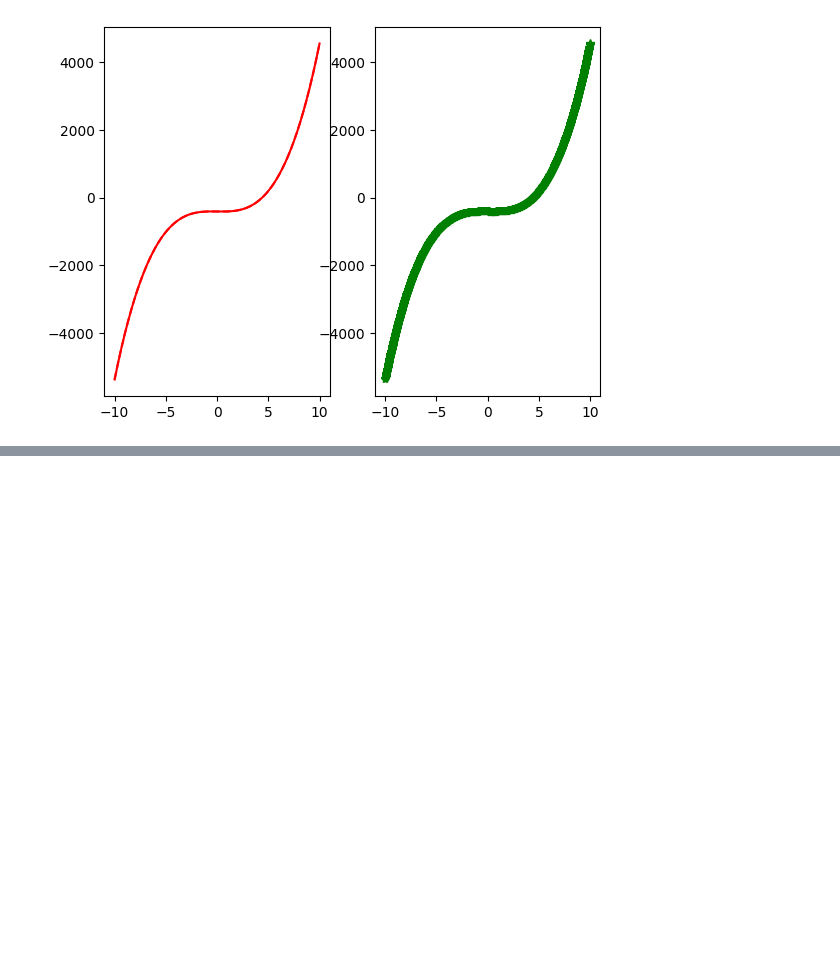
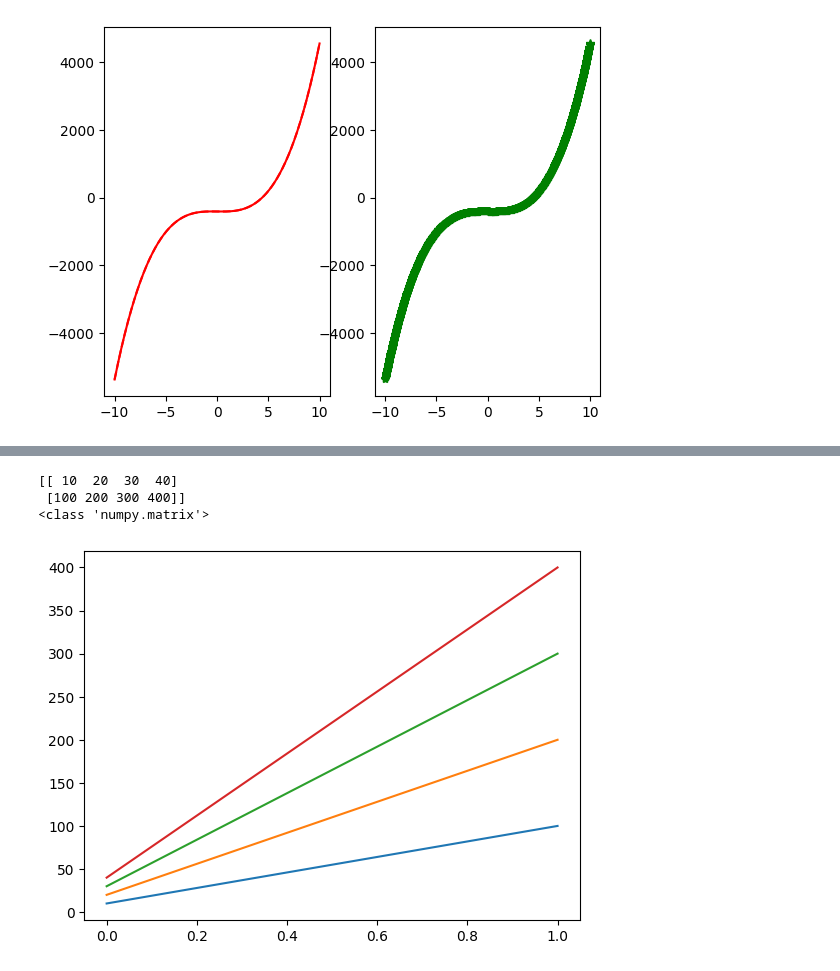
Before and after one commit to anushkas1704/complete-pandas-tutorial, a Jupyter notebook: 8th_TDSC.ipynb, the cells around one changed output, grey strips where cells are left out. Saved outputs shown, nothing was run; the diff lists cells and outputs as text; code cells hidden in the pictures; blank space fills up the shorter version.

```diff
--- a/8th_TDSC.ipynb
+++ b/8th_TDSC.ipynb
@@ -85 +85,14 @@ fig4.plot([1,2,5,0])
 [figure]
+# %%
+import numpy as np
+import matplotlib.pyplot as plt
+data = numpy.matrix(((10,20,30,40),(100,200,300,400)))
+print(data)
+print(type(data))
+plt.plot(data)
+plt.show()
+# %% [output]
+[[ 10  20  30  40]
+ [100 200 300 400]]
+<class 'numpy.matrix'>
+[figure, added]
```
Also changed, not shown: parts of 5 cells of this notebook.
